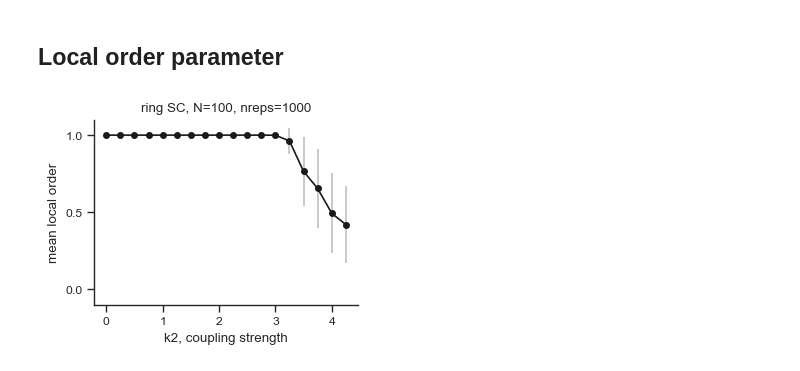
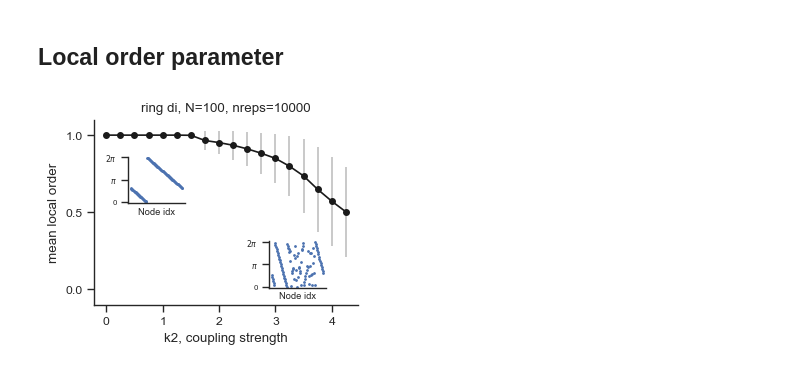
Before and after one commit to maximelucas/basins_and_triangles, a Jupyter notebook: notebooks/figures_basin_size.ipynb, the cells around one changed output. Saved outputs shown, nothing was run; the diff lists cells and outputs as text; code cells hidden in the pictures.

```diff
--- a/notebooks/figures_basin_size.ipynb
+++ b/notebooks/figures_basin_size.ipynb
@@ -29,8 +29,8 @@ Path(results_dir).mkdir(parents=True, exist_ok=True)
 Path(data_dir).mkdir(parents=True, exist_ok=True)
 # %%
 N = 100
-nreps = 1000
-suf = "SC" #"di"
+nreps = 10000
+suf = "di" #"di"
 
 run_dir = f"{results_dir}run_ring_k1_1_k2s_ic_random_tend_600.0_nreps_{nreps}_{suf}/"
 file_name = f"{run_dir}thetas_arr_ring_k1_1_k2s_ic_random_tend_600.0_nreps_{nreps}_{suf}.npy"
@@ -151,6 +163,8 @@ See the caveats in the documentation: https://pandas.pydata.org/pandas-docs/stab
 ## Local order parameter
 # %%
 from numba import jit
+
+r2 = 2
 
 @jit
 def compute_local_order(phases, r2):
@@ -186,26 +200,63 @@ mean_order = np.mean(local_order_bool, axis=-1)
 # %%
 fig, ax = plt.subplots(figsize=(3.4, 2.4))
 
 k2s = df["k2"].unique()
 y_mean = np.mean(mean_order, axis=1)
 y_std = np.std(mean_order, axis=1)
 
-ax.errorbar(k2s, y_mean, yerr=y_std, marker="o", ms=4, color="k", ecolor="silver", mfc="k")
+ax.errorbar(
+    k2s, y_mean, yerr=y_std, marker="o", ms=4, color="k", ecolor="silver", mfc="k"
+)
 
 sb.despine()
 
 ax.set_ylim([-0.1, 1.1])
 ax.set_yticks([0, 0.5, 1])
 
 ax.set_xlabel("k2, coupling strength")
 ax.set_ylabel("mean local order")
 
 title = f"ring {suf}, N={N}, nreps={nreps}"
 ax.set_title(title)
 
+
+# insets
+from mpl_toolkits.axes_grid1.inset_locator import inset_axes
+
+axins1 = inset_axes(
+    ax,
+    width="100%", height="100%",
+    bbox_to_anchor=(0.5, 0.6, 1, 0.3),
+    bbox_transform=ax.transData,
+)
+
+plot_phases_line(data[5, 6, :, None], it=-1, ax=axins1, c="b", ms=1)
+
+axins1.set_ylabel("")
+plt.yticks(fontsize="xx-small")
+axins1.set_xticks([])
+#plt.yticks(fontsize="x-small")
+axins1.set_xlabel("Node idx", fontsize="x-small", labelpad=3)
+
+
+axins2 = inset_axes(
+    ax,
+    width="100%", height="100%",
+    bbox_to_anchor=(3, 0.05, 1, 0.3),
+    bbox_transform=ax.transData,
+)
+
+plot_phases_line(data[15, 12, :, None], it=-1, ax=axins2, c="b", ms=1)
+
+axins2.set_ylabel("")
+plt.yticks(fontsize="xx-small")
+axins2.set_xticks([])
+#plt.yticks(fontsize="x-small")
+axins2.set_xlabel("Node idx", fontsize="x-small", labelpad=3)
+
 fig_name = f"local_order_ring_{suf}_N_{N}_nreps_{nreps}"
-plt.savefig(f"{run_dir}{fig_name}.png", dpi=250, bbox_inches="tight")
+# plt.savefig(f"{run_dir}{fig_name}.png", dpi=250, bbox_inches="tight")
 
 plt.show()
 # %% [output]
-[figure, old version]
+[figure, new version]
```
Also changed, not shown: parts of 13 cells of this notebook, 2 other files.
